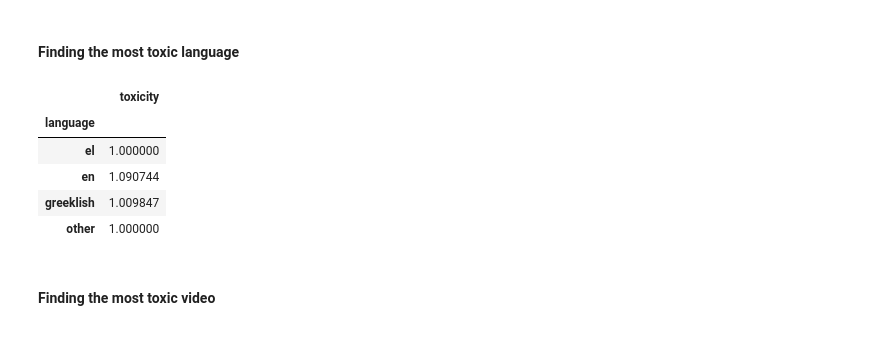
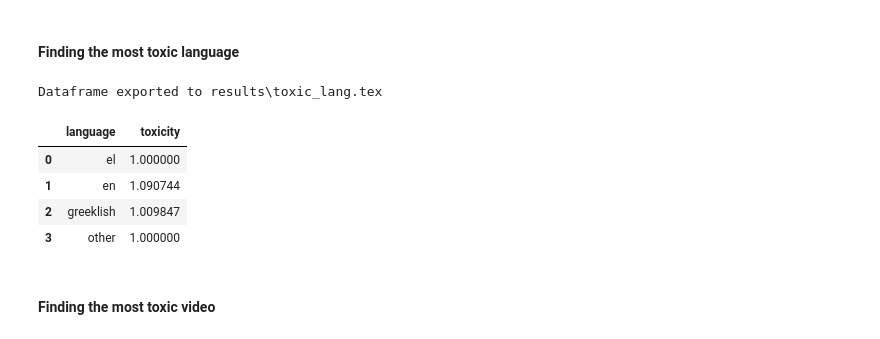
Before and after one commit to dimits-ts/practical_data_science, a Jupyter notebook: translation/lang_identification.ipynb, the cells around one changed output. Drawn from its saved outputs; the diff is of its cells as text; code cells hidden in the pictures.

```diff
--- a/translation/lang_identification.ipynb
+++ b/translation/lang_identification.ipynb
@@ -1322,17 +1322,41 @@ crawl_df
 3122 rows × 8 columns
 # %% [markdown]
 ### Analysing the Toxicity of crawled data
+# %%
+def export_to_latex(df, name, col_format, caption=None):
+    path = os.path.join(RESOURCE_OUTPUT, name)
+    df.to_latex(buf=path,
+                index=False,
+                formatters={"name": str.upper},
+                float_format="{:.3f}".format,
+                label="tab::" + name.split(".")[0],
+                caption=caption,
+                escape=True,
+               encoding="utf-8",
+               column_format=col_format)
+    print(f"Dataframe exported to {path}")
+
+
+def remove_emojis(text):
+    return emoji_pattern.sub(r'', text)
+
+long_col_format = '|p{10cm}|p{1cm}|'
 # %% [markdown]
 #### Finding the most toxic language
 # %%
-crawl_df.loc[:, ["language", "toxicity"]].groupby("language").mean()
+toxic_lang_df = crawl_df.loc[:, ["language", "toxicity"]].groupby("language").mean().reset_index()
+
+caption = "Average toxicity by language."
+export_to_latex(toxic_lang_df, "toxic_lang.tex", caption=caption, col_format="|p{3.5cm}|p{1cm}|")
+
+toxic_lang_df
 # %% [output]
+Dataframe exported to results\toxic_lang.tex
-|  | toxicity |
-| language |  |
-| el | 1.000000 |
-| en | 1.090744 |
-| greeklish | 1.009847 |
-| other | 1.000000 |
+|  | language | toxicity |
+| 0 | el | 1.000000 |
+| 1 | en | 1.090744 |
+| 2 | greeklish | 1.009847 |
+| 3 | other | 1.000000 |
 # %% [markdown]
 #### Finding the most toxic video
 # %%
```
Also changed, not shown: parts of 5 cells of this notebook, 7 other files.
